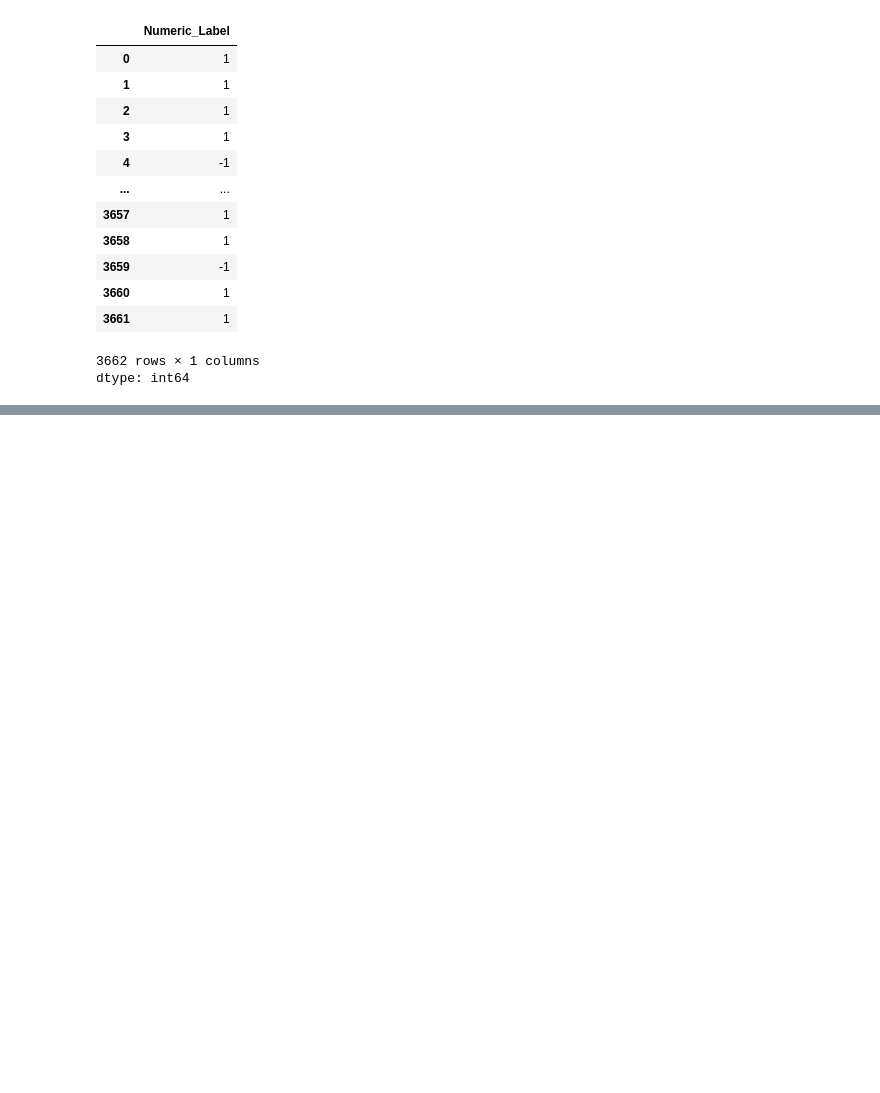
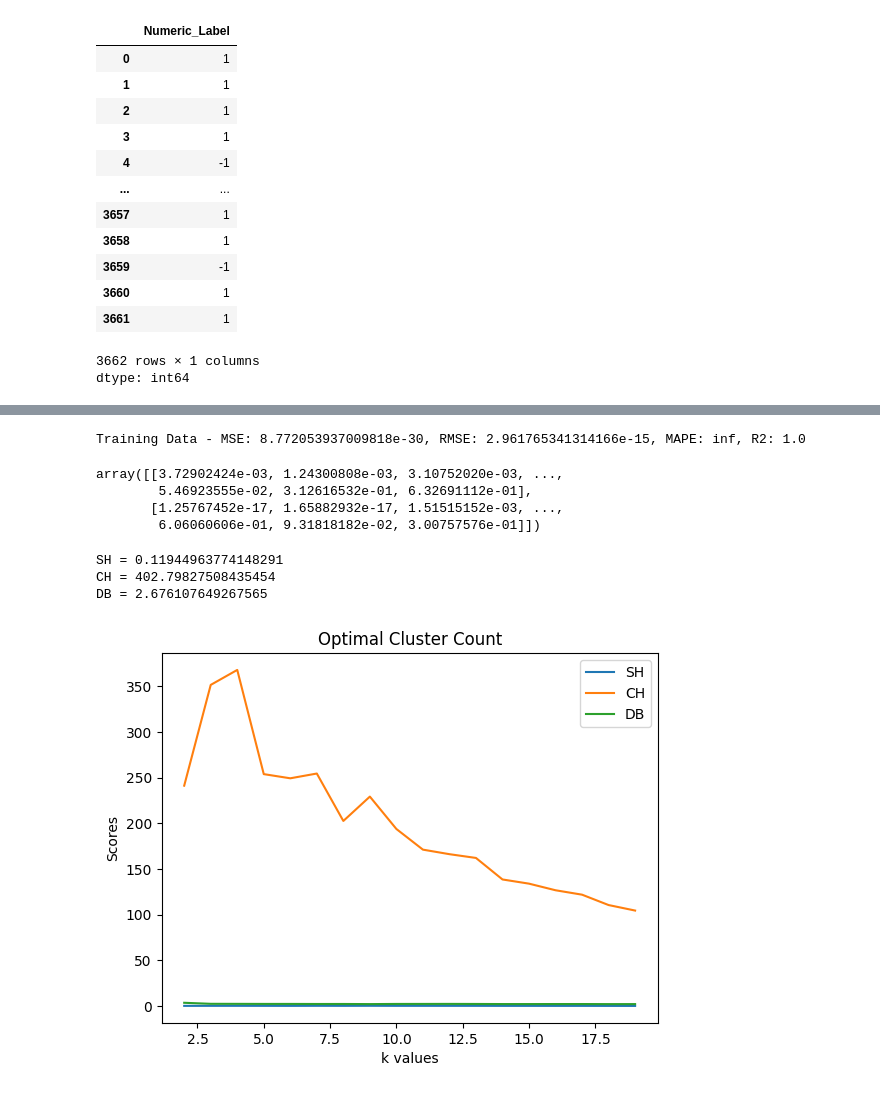
Before and after one commit to Arjun650/MachineLearning, a Jupyter notebook: Lab_05.ipynb, the cells around one changed output, grey strips where cells are left out. Saved outputs shown, nothing was run; the diff lists cells and outputs as text; code cells hidden in the pictures; blank space fills up the shorter version.

```diff
--- a/Lab_05.ipynb
+++ b/Lab_05.ipynb
@@ -56,0 +65,80 @@ ValueError: could not convert string to float: '00:04:25'
+# %%
+
+# MSE (Mean Squared Error)
+mse_train = mean_squared_error(y_train, y_train_pred)
+
+# RMSE (Root Mean Squared Error)
+rmse_train = np.sqrt(mse_train)
+
+# MAPE (Mean Absolute Percentage Error)
+mape_train = np.mean(np.abs((y_train - y_train_pred) / y_train)) * 100
+
+# R2 Score
+r2_train = r2_score(y_train, y_train_pred)
+
+# Display the metrics
+print(f"Training Data - MSE: {mse_train}, RMSE: {rmse_train}, MAPE: {mape_train}, R2: {r2_train}")
+# %% [output]
+Training Data - MSE: 8.772053937009818e-30, RMSE: 2.961765341314166e-15, MAPE: inf, R2: 1.0
+# %%
+# Perform k-means clustering on your data. Please remove / ignore the target variable for
+# performing clustering. Sample code suggested below.
+from sklearn.cluster import KMeans
+
+k_means = KMeans(n_clusters=2, random_state=42, n_init="auto")
+k_means.fit(X_train, y_train)
+
+k_means.cluster_centers_
+# %% [output]
+array([[3.72902424e-03, 1.24300808e-03, 3.10752020e-03, ...,
+        5.46923555e-02, 3.12616532e-01, 6.32691112e-01],
+       [1.25767452e-17, 1.65882932e-17, 1.51515152e-03, ...,
+        6.06060606e-01, 9.31818182e-02, 3.00757576e-01]])
+# %%
+from sklearn.metrics import silhouette_score, calinski_harabasz_score, davies_bouldin_score
+
+SH = silhouette_score(X_train, k_means.labels_)
+CH = calinski_harabasz_score(X_train, k_means.labels_)
+DB = davies_bouldin_score(X_train, k_means.labels_)
+
+print(f"SH = {SH}")
+print(f"CH = {CH}")
+print(f"DB = {DB}")
+# %% [output]
+SH = 0.11944963774148291
+CH = 402.79827508435454
+DB = 2.676107649267565
+# %%
+# A6
+import matplotlib.pyplot as plt
+from sklearn.cluster import KMeans
+from sklearn.metrics import silhouette_score, calinski_harabasz_score, davies_bouldin_score
+
+k_values = range(2, 20)
+SH_scores = []
+CH_scores = []
+DB_scores = []
+
+for k in k_values:
+    kmeans = KMeans(n_clusters=k, n_init="auto")
+    kmeans.fit(X_train)
+
+    SH = silhouette_score(X_train, kmeans.labels_)
+    CH = calinski_harabasz_score(X_train, kmeans.labels_)
+    DB = davies_bouldin_score(X_train, kmeans.labels_)
+
+    SH_scores.append(SH)
+    CH_scores.append(CH)
+    DB_scores.append(DB)
+
+plt.plot(k_values, SH_scores, label="SH")
+plt.plot(k_values, CH_scores, label="CH")
+plt.plot(k_values, DB_scores, label="DB")
+plt.legend()
+
+plt.title("Optimal Cluster Count")
+plt.xlabel("k values")
+plt.ylabel("Scores")
+plt.show()
+# %% [output]
+[figure, added]
```
Also changed, not shown: parts of 6 cells of this notebook.
